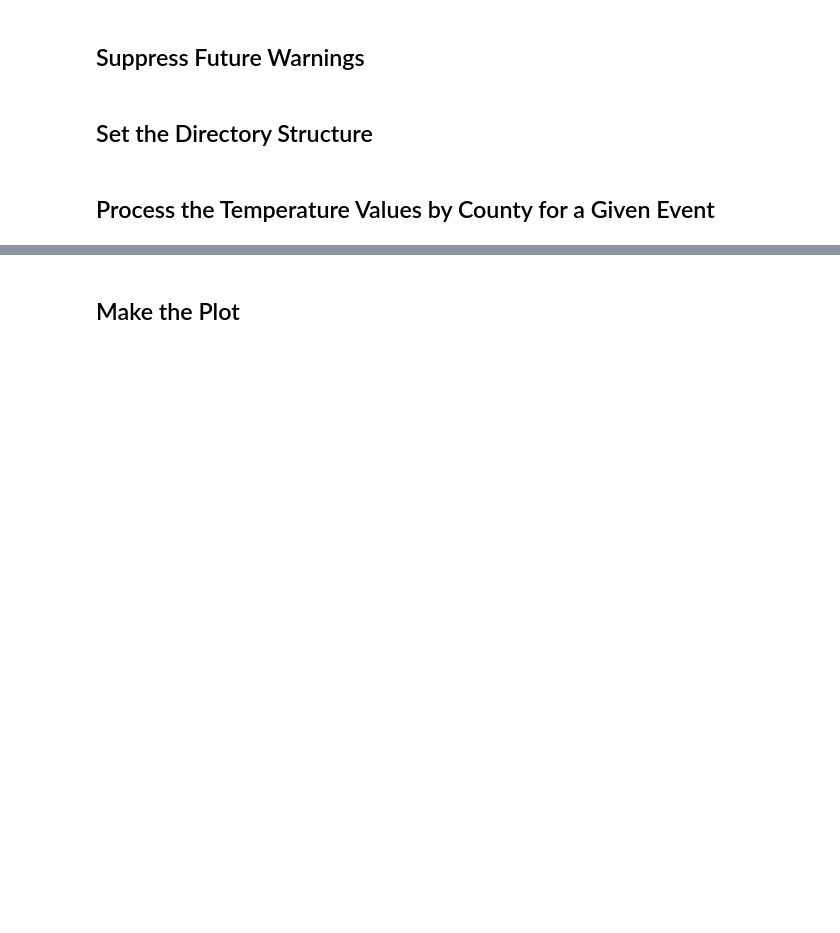
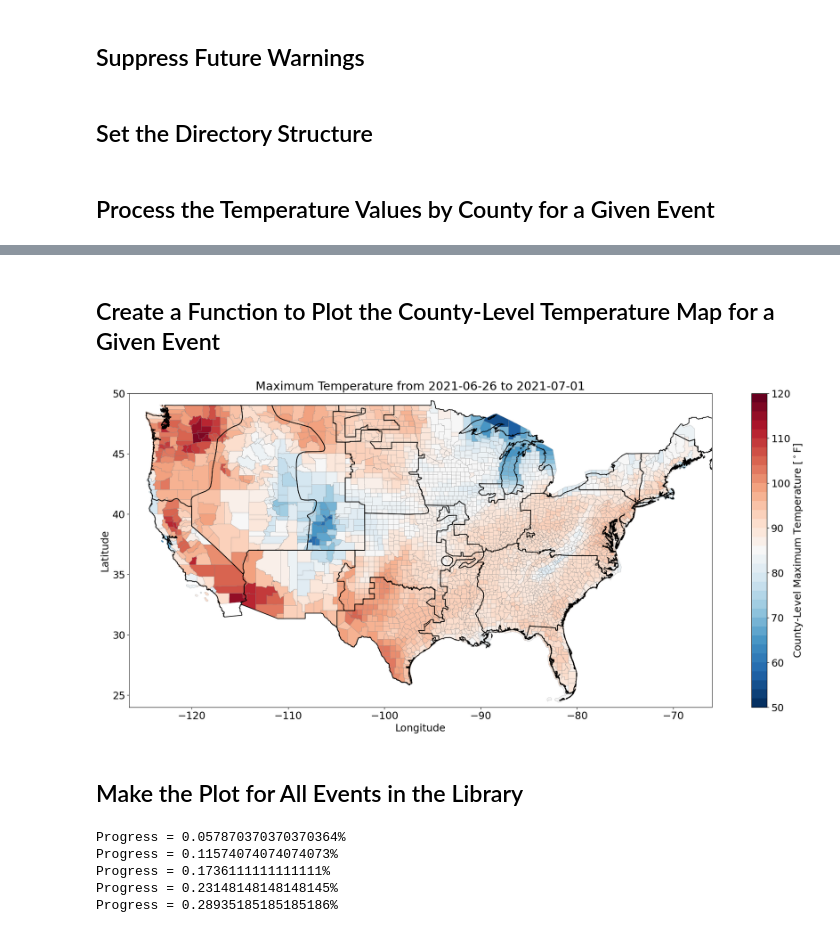
Before and after one commit to cdburley/gdo_climate_toolsuite_visualizations, a Jupyter notebook: notebooks/plot_temperature_maps.ipynb, the cells around one changed output, grey strips where cells are left out. Saved outputs shown, nothing was run; the diff lists cells and outputs as text; code cells hidden in the pictures; blank space fills up the shorter version.

Commit message:
Added loop to make plots for all events

```diff
--- a/notebooks/plot_temperature_maps.ipynb
+++ b/notebooks/plot_temperature_maps.ipynb
@@ -108,5 +122,5 @@ output_df
 # %% [markdown]
-## Make the Plot
+## Create a Function to Plot the County-Level Temperature Map for a Given Event
 # %%
 def plot_county_temperature_map(hw_cs: str, event: str, hw_cs_data_dir: str, nerc_shapefile_dir: str, county_shapefile_dir: str, image_output_dir: str, image_resolution: int, save_images=False):
 
@@ -182,12 +196,40 @@ def plot_county_temperature_map(hw_cs: str, event: str, hw_cs_data_dir: str, ner
        plt.savefig(filename, dpi=image_resolution, bbox_inches='tight')
        plt.close()
 # %%
-# Make the plot
+# Test the function:
 plot_county_temperature_map(hw_cs = 'HW',
                             event = 'HW_NERC11_Event105',
                             hw_cs_data_dir = hw_cs_data_dir,
                             nerc_shapefile_dir = nerc_shapefile_dir,
                             county_shapefile_dir = county_shapefile_dir,
                             image_output_dir = image_output_dir,
                             image_resolution = 150,
-                            save_images = True)
+                            save_images = False)
+# %% [output]
+[figure, added]
+# %% [markdown]
+## Make the Plot for All Events in the Library
+# %%
+# Read in the raw data from the heat wave library:
+library_df = pd.read_csv((hw_cs_data_dir + 'hw_library_expanded.csv'))
+
+# Loop over the list of events and make the plot for each one:
+for row in range(5):
+    event = library_df['UID'].iloc[row]
+
+    print('Progress = ' + str((100*((row+1)/len(library_df)))) + '%')
+
+    #plot_county_temperature_map(hw_cs = 'HW',
+                               # event = event,
+                                #hw_cs_data_dir = hw_cs_data_dir,
+                                #nerc_shapefile_dir = nerc_shapefile_dir,
+                               # county_shapefile_dir = county_shapefile_dir,
+                                #image_output_dir = image_output_dir,
+                                #image_resolution = 150,
+                                #save_images = True)
+# %% [output]
+Progress = 0.057870370370370364%
+Progress = 0.11574074074074073%
+Progress = 0.1736111111111111%
+Progress = 0.23148148148148145%
+Progress = 0.28935185185185186%
```
Also changed, not shown: parts of 1 cell of this notebook, 2 other files.
